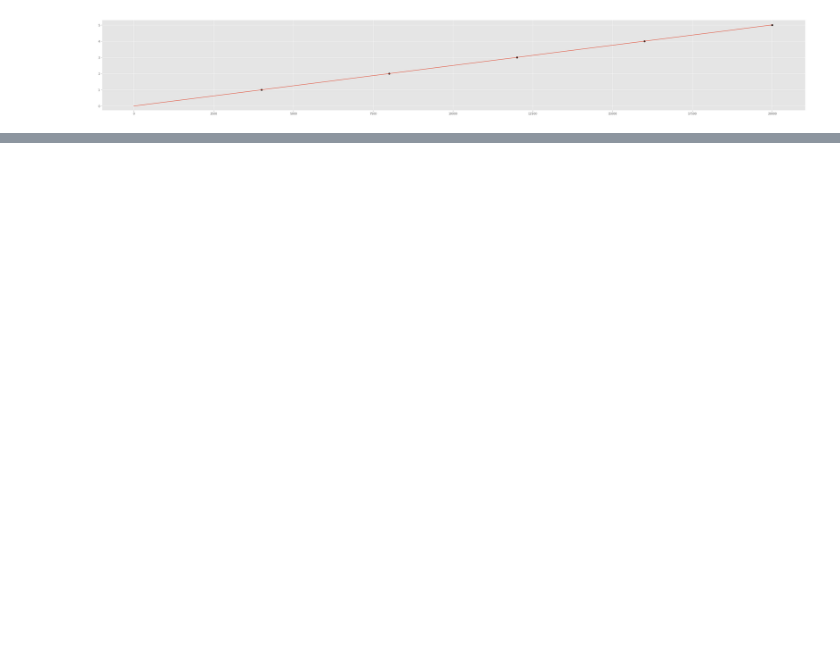
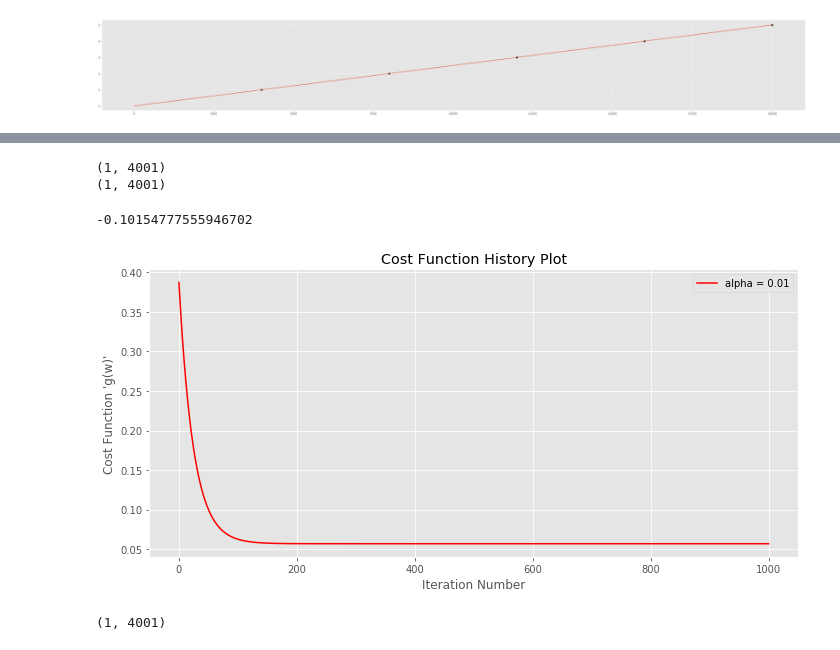
Before and after one commit to A-Gulati/Time_Series, a Jupyter notebook: notebooks/(4) RNN for cycle count.ipynb, the cells around one changed output, grey strips where cells are left out. Drawn from its saved outputs; the diff is of its cells as text; code cells hidden in the pictures; blank space fills up the shorter version.

```diff
--- a/notebooks/(4) RNN for cycle count.ipynb
+++ b/notebooks/(4) RNN for cycle count.ipynb
@@ -78,0 +94,21 @@ plt.show()
+# %%
+x_new = X.copy()
+# y_new = Y[1:].copy()
+y_new = Y.copy()
+
+# y_new = y_new[:,0]
+x_new = np.array([x_new])
+y_new = y_new.T
+# %%
+print(x_new.shape)
+print(y_new.shape)
+# %% [output]
+(1, 4001)
+(1, 4001)
+# %%
+# plt.plot(x_new[0])
+# plt.plot(y_new[0])
+w = np.array([0.1*np.random.randn(1),0.1*np.random.randn(2,10),0.1*np.random.randn(2,10)])
+w[0][0]
+# %% [output]
+-0.10154777555946702
@@ -78,0 +165,20 @@ plt.show()
+# %%
+# w = np.array([0.1*np.random.randn(2,1),0.1*np.random.randn(2,1)])
+w = np.array([0.1*np.random.randn(2,1),0.1*np.random.randn(2,1)])
+# w = np.array([0.1*np.random.randn(1),0.1*np.random.randn(2,1),0.1*np.random.randn(2,1)])
+g = least_squares;max_its = 1000;alpha_choice = 1e-2;
+weight_history_1,cost_history_1 = gradient_descent(g,alpha_choice,max_its,w)
+# %%
+fig = plt.figure(figsize=(10,5))
+plt.plot(range(len(cost_history_1)),cost_history_1,c='red',label='alpha = '+str(alpha_choice))
+plt.legend(loc='upper right')
+plt.title("Cost Function History Plot")
+plt.xlabel("Iteration Number")
+plt.ylabel("Cost Function 'g(w)'")
+plt.show()
+# %% [output]
+[figure, added]
+# %%
+x_new.shape
+# %% [output]
+(1, 4001)
```
Also changed, not shown: parts of 13 cells of this notebook, 1 other file.
